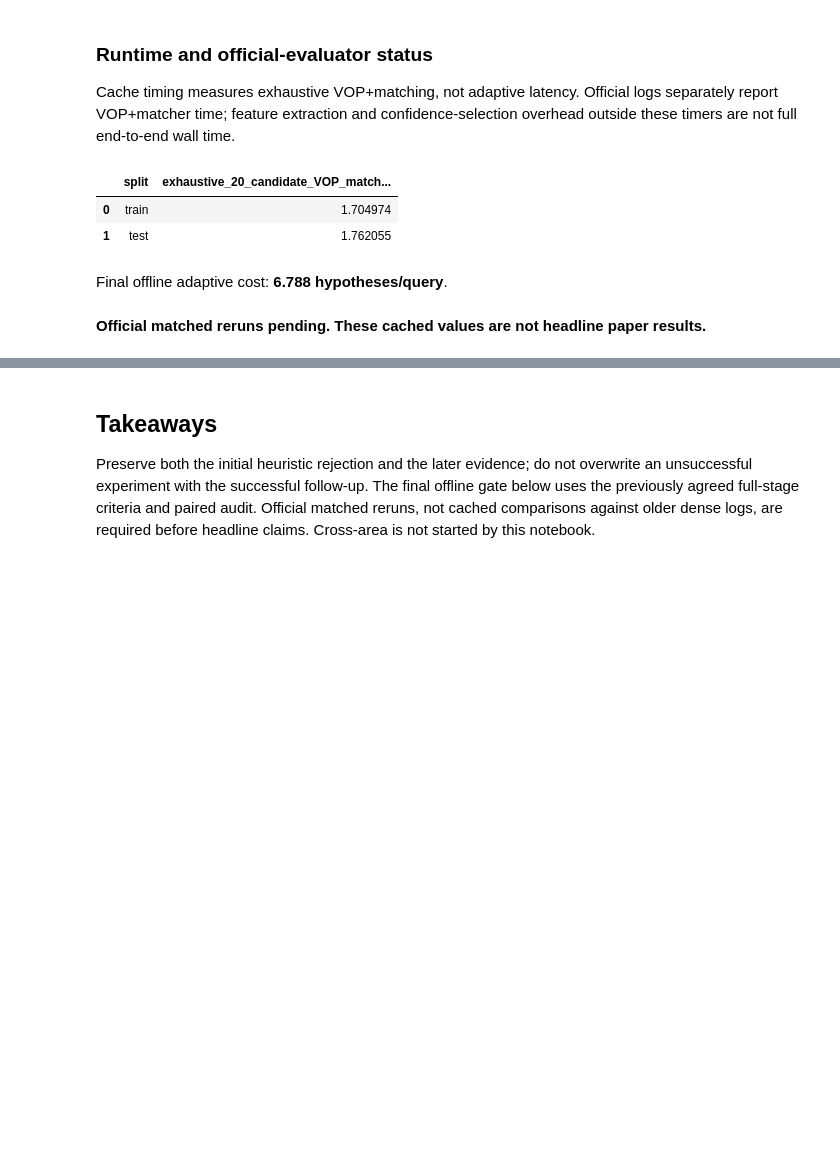
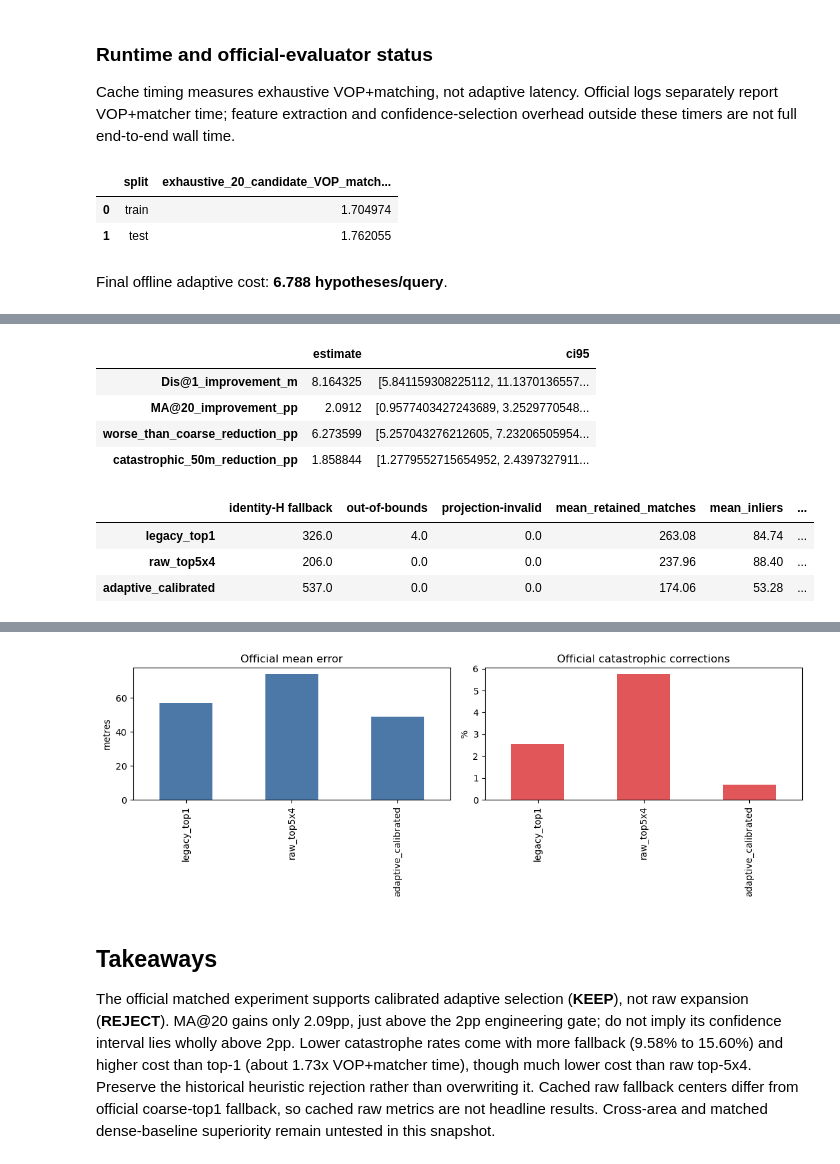
Before and after one commit to BUAA-Lcy/STL-UAV, a Jupyter notebook: Game4Loc/notebooks/gta_pose_likelihood_results.ipynb, the cells around one changed output, grey strips where cells are left out. Cells and saved outputs as stored; diff of their text form; code cells hidden in the pictures; blank space fills up the shorter version.

Commit message:
docs(gta): report final matched same-area KEEP result

```diff
--- a/Game4Loc/notebooks/gta_pose_likelihood_results.ipynb
+++ b/Game4Loc/notebooks/gta_pose_likelihood_results.ipynb
@@ -313,14 +317,31 @@ Cache timing measures exhaustive VOP+matching, not adaptive latency. Official lo
 display(pd.DataFrame([{'split': k, 'exhaustive_20_candidate_VOP_match_s/query': integrity[k]['mean_candidate_vop_match_time_s']} for k in ('train', 'test')]))
 display(Markdown(f"Final offline adaptive cost: **{final_audit['mean_adaptive_hypotheses']:.3f} hypotheses/query**."))
 official_path = RUN / 'official_fulltrain_20260904/official_summary.json'
-if official_path.exists():
-    official_summary = json.loads(official_path.read_text())
-    display(official_summary)
-else:
-    display(Markdown('**Official matched reruns pending. These cached values are not headline paper results.**'))
+official_summary = json.loads(official_path.read_text())
+from summarize_gta_pose_official import load_audit_log, parse_audit
+import hashlib
+official_coarse = None
+for variant, values in official_summary['variants'].items():
+    log, source = load_audit_log(Path(values['console_log']))
+    assert hashlib.sha256(source.read_bytes()).hexdigest() == values['source_log_sha256']
+    audit_rows = parse_audit(log)
+    assert len(audit_rows) == values['query_count'] == 3443
+    coarse_by_name = {name: row['coarse'] for name, row in audit_rows.items()}
+    if official_coarse is not None:
+        assert coarse_by_name == official_coarse
+    official_coarse = coarse_by_name
+    assert abs(np.mean([r['final'] for r in audit_rows.values()]) - values['Dis@1_m']) < 1e-8
+official_table = pd.DataFrame(official_summary['variants']).T
+display(official_table[['query_count', 'Dis@1_m', 'MA@3_pct', 'MA@5_pct', 'MA@10_pct', 'MA@20_pct', 'fallback_pct', 'worse_than_coarse_pct', 'catastrophic_50m_pct', 'mean_hypotheses', 'mean_vop_match_s']])
+display(pd.DataFrame(official_summary['paired_effects']).T)
+display(pd.DataFrame({name: row['official_diagnostics'] for name, row in official_summary['variants'].items()}).T)
+display(pd.DataFrame({name: row['official_retrieval_and_distance_metrics'] for name, row in official_summary['variants'].items()}).T)
+fig, axes = plt.subplots(1, 2, figsize=(11, 4))
+official_table['Dis@1_m'].astype(float).plot.bar(ax=axes[0], title='Official mean error', color='#4c78a8')
+official_table['catastrophic_50m_pct'].astype(float).plot.bar(ax=axes[1], title='Official catastrophic corrections', color='#e15759')
+axes[0].set_ylabel('metres'); axes[1].set_ylabel('%'); plt.tight_layout(); plt.show()
 # %% [output]
 |  | split | exhaustive_20_candidate_VOP_match... |
 | 0 | train | 1.704974 |
 | 1 | test | 1.762055 |
 Final offline adaptive cost: **6.788 hypotheses/query**.
-**Official matched reruns pending. These cached values are not headline paper results.**
@@ -326,0 +352,9 @@ Final offline adaptive cost: **6.788 hypotheses/query**.
+|  | estimate | ci95 |
+| Dis@1_improvement_m | 8.164325 | [5.841159308225112, 11.1370136557... |
+| MA@20_improvement_pp | 2.0912 | [0.9577403427243689, 3.2529770548... |
+| worse_than_coarse_reduction_pp | 6.273599 | [5.257043276212605, 7.23206505954... |
+| catastrophic_50m_reduction_pp | 1.858844 | [1.2779552715654952, 2.4397327911... |
+|  | identity-H fallback | out-of-bounds | projection-invalid | mean_retained_matches | mean_inliers | ... |
+| legacy_top1 | 326.0 | 4.0 | 0.0 | 263.08 | 84.74 | ... |
+| raw_top5x4 | 206.0 | 0.0 | 0.0 | 237.96 | 88.40 | ... |
+| adaptive_calibrated | 537.0 | 0.0 | 0.0 | 174.06 | 53.28 | ... |
@@ -327,7 +365,8 @@ Final offline adaptive cost: **6.788 hypotheses/query**.
+[figure, added]
 # %% [markdown]
 ## Takeaways
 
-Preserve both the initial heuristic rejection and the later evidence; do not overwrite an unsuccessful experiment with the successful follow-up. The final offline gate below uses the previously agreed full-stage criteria and paired audit. Official matched reruns, not cached comparisons against older dense logs, are required before headline claims. Cross-area is not started by this notebook.
+The official matched experiment supports calibrated adaptive selection (**KEEP**), not raw expansion (**REJECT**). MA@20 gains only 2.09pp, just above the 2pp engineering gate; do not imply its confidence interval lies wholly above 2pp. Lower catastrophe rates come with more fallback (9.58% to 15.60%) and higher cost than top-1 (about 1.73x VOP+matcher time), though much lower cost than raw top-5x4. Preserve the historical heuristic rejection rather than overwriting it. Cached raw fallback centers differ from official coarse-top1 fallback, so cached raw metrics are not headline results. Cross-area and matched dense-baseline superiority remain untested in this snapshot.
 # %%
 legacy = final_audit['strategies']['legacy_top1_vop']; adaptive = final_audit['strategies']['adaptive_calibrated']
 full_checks = {'Dis_relative_reduction_ge_5pct': (legacy['Dis@1_m'] - adaptive['Dis@1_m']) / legacy['Dis@1_m'] >= .05, 'MA20_gain_ge_2pp': adaptive['MA@20_pct'] - legacy['MA@20_pct'] >= 2, 'worse_than_coarse_nonincrease': adaptive['worse_than_coarse_pct'] <= legacy['worse_than_coarse_pct'], 'catastrophic_nonincrease': adaptive['catastrophic_50m_pct'] <= legacy['catastrophic_50m_pct'], 'paired_statistical_audit_KEEP': final_audit['decision'] == 'KEEP'}
```
Also changed, not shown: parts of 4 cells of this notebook, 4 other files.
